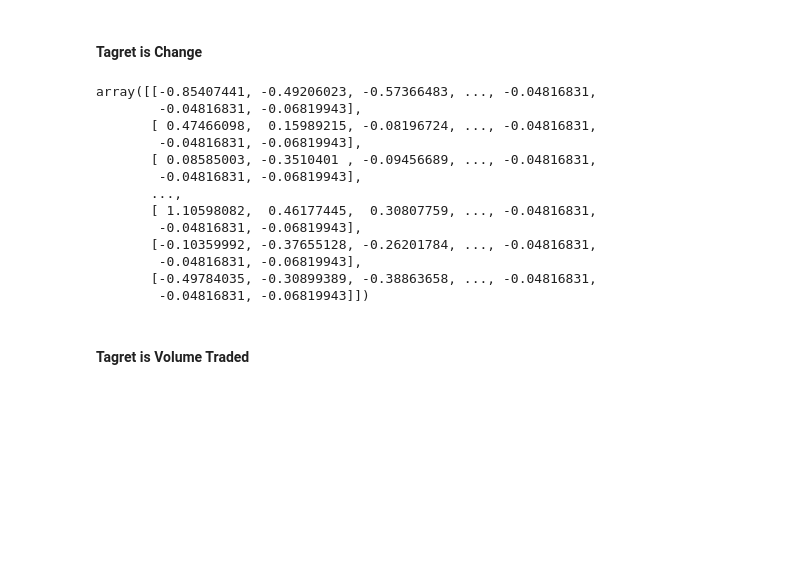
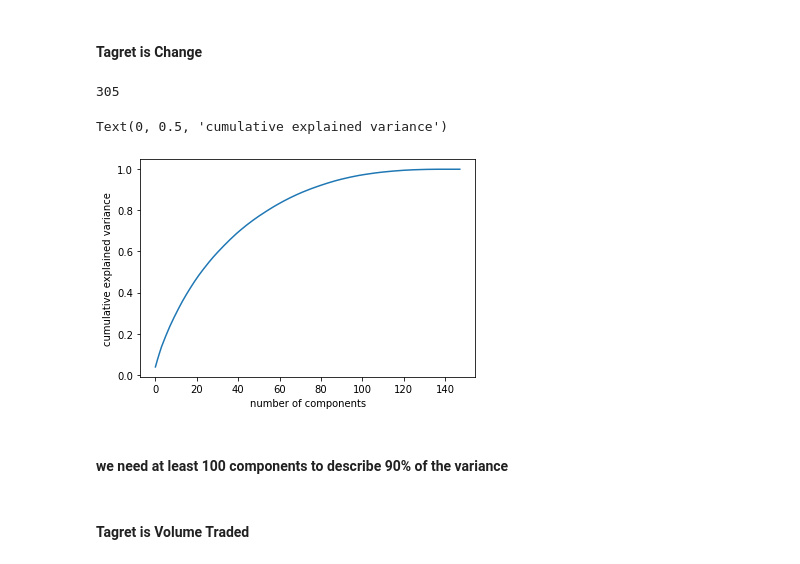
Before and after one commit to angkohtenko/twitter_vs_stocks, a Jupyter notebook: ML_model.ipynb, the cells around one changed output. Drawn from its saved outputs; the diff is of its cells as text; code cells hidden in the pictures; blank space fills up the shorter version.

```diff
--- a/ML_model.ipynb
+++ b/ML_model.ipynb
@@ -139,20 +157,19 @@ scaler.fit(X_train)
 # Scale the data
 X_train_scaled = scaler.transform(X_train)
 X_test_scaled = scaler.transform(X_test)
-# %%
-X_train_scaled
-# %% [output]
-array([[-0.85407441, -0.49206023, -0.57366483, ..., -0.04816831,
-        -0.04816831, -0.06819943],
-       [ 0.47466098,  0.15989215, -0.08196724, ..., -0.04816831,
-        -0.04816831, -0.06819943],
-       [ 0.08585003, -0.3510401 , -0.09456689, ..., -0.04816831,
-        -0.04816831, -0.06819943],
-       ...,
-       [ 1.10598082,  0.46177445,  0.30807759, ..., -0.04816831,
-        -0.04816831, -0.06819943],
-       [-0.10359992, -0.37655128, -0.26201784, ..., -0.04816831,
-        -0.04816831, -0.06819943],
-       [-0.49784035, -0.30899389, -0.38863658, ..., -0.04816831,
-        -0.04816831, -0.06819943]])
+# %%
+len(X_test_scaled[0])
+# %% [output]
+305
+# %%
+# choose number of components for PCA
+pca = PCA().fit(X_train_scaled)
+plt.plot(np.cumsum(pca.explained_variance_ratio_))
+plt.xlabel('number of components')
+plt.ylabel('cumulative explained variance')
+# %% [output]
+Text(0, 0.5, 'cumulative explained variance')
+[figure, added]
+# %% [markdown]
+#### we need at least 100 components to describe 90% of the variance
 # %%
```
Also changed, not shown: parts of 15 cells of this notebook.
